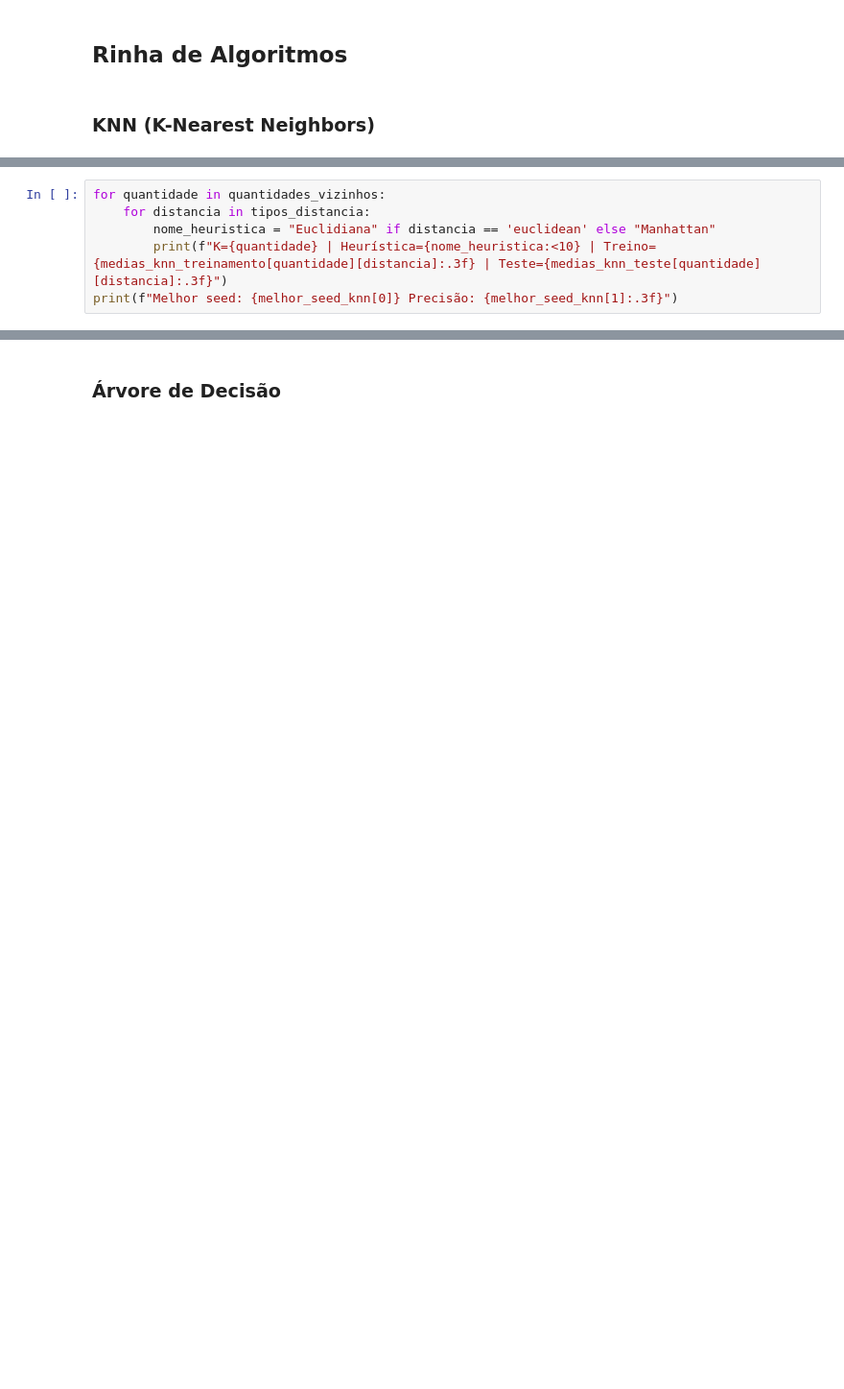
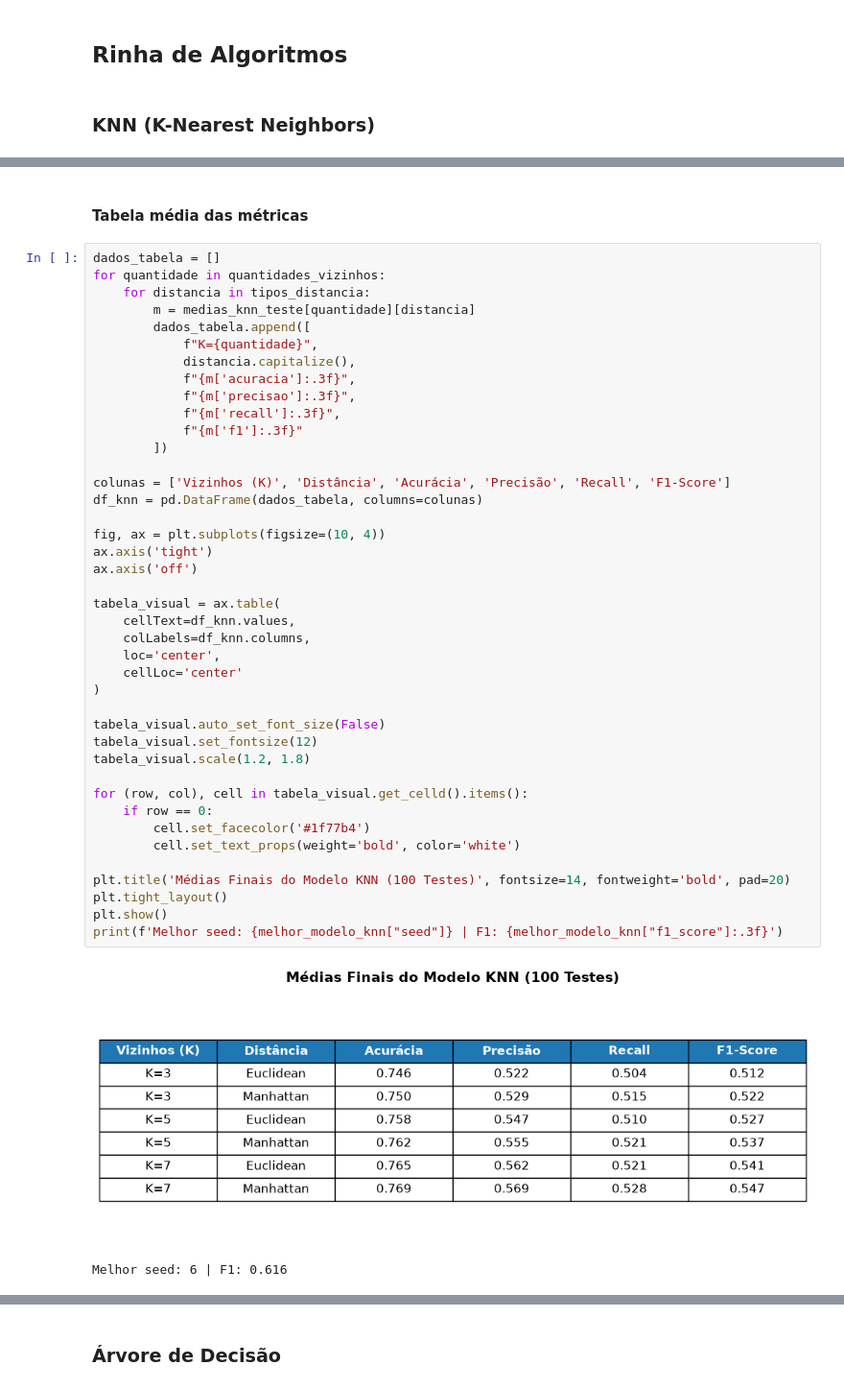
Before and after one commit to ThePocketRocket/Projeto-Segunda-Unidade, a Jupyter notebook: notebooks/estudo.ipynb, the cells around one changed output, grey strips where cells are left out. Shown at 96% size. Saved outputs shown, nothing was run; the diff lists cells and outputs as text; blank space fills up the shorter version.

Commit message:
melhor algoritmo escolhido

```diff
--- a/notebooks/estudo.ipynb
+++ b/notebooks/estudo.ipynb
@@ -295,6 +339,0 @@ for quantidade in quantidades_vizinhos:
-# %%
-for quantidade in quantidades_vizinhos:
-    for distancia in tipos_distancia:
-        nome_heuristica = "Euclidiana" if distancia == 'euclidean' else "Manhattan"
-        print(f"K={quantidade} | Heurística={nome_heuristica:<10} | Treino={medias_knn_treinamento[quantidade][distancia]:.3f} | Teste={medias_knn_teste[quantidade][distancia]:.3f}")
-print(f"Melhor seed: {melhor_seed_knn[0]} Precisão: {melhor_seed_knn[1]:.3f}")
@@ -337,0 +340,46 @@ plt.show()
+# %% [markdown]
+#### Tabela média das métricas
+# %%
+dados_tabela = []
+for quantidade in quantidades_vizinhos:
+    for distancia in tipos_distancia:
+        m = medias_knn_teste[quantidade][distancia]
+        dados_tabela.append([
+            f"K={quantidade}",
+            distancia.capitalize(),
+            f"{m['acuracia']:.3f}",
+            f"{m['precisao']:.3f}",
+            f"{m['recall']:.3f}",
+            f"{m['f1']:.3f}"
+        ])
+
+colunas = ['Vizinhos (K)', 'Distância', 'Acurácia', 'Precisão', 'Recall', 'F1-Score']
+df_knn = pd.DataFrame(dados_tabela, columns=colunas)
+
+fig, ax = plt.subplots(figsize=(10, 4))
+ax.axis('tight')
+ax.axis('off')
+
+tabela_visual = ax.table(
+    cellText=df_knn.values,
+    colLabels=df_knn.columns,
+    loc='center',
+    cellLoc='center'
+)
+
+tabela_visual.auto_set_font_size(False)
+tabela_visual.set_fontsize(12)
+tabela_visual.scale(1.2, 1.8)
+
+for (row, col), cell in tabela_visual.get_celld().items():
+    if row == 0:
+        cell.set_facecolor('#1f77b4')
+        cell.set_text_props(weight='bold', color='white')
+
+plt.title('Médias Finais do Modelo KNN (100 Testes)', fontsize=14, fontweight='bold', pad=20)
+plt.tight_layout()
+plt.show()
+print(f'Melhor seed: {melhor_modelo_knn["seed"]} | F1: {melhor_modelo_knn["f1_score"]:.3f}')
+# %% [output]
+[figure, added]
+Melhor seed: 6 | F1: 0.616
```
Also changed, not shown: parts of 15 cells of this notebook, 5 other files.
